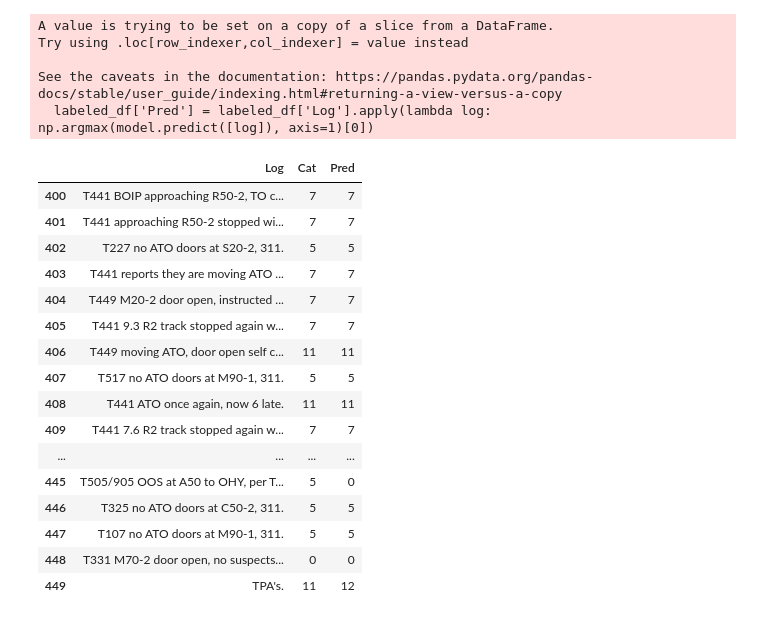
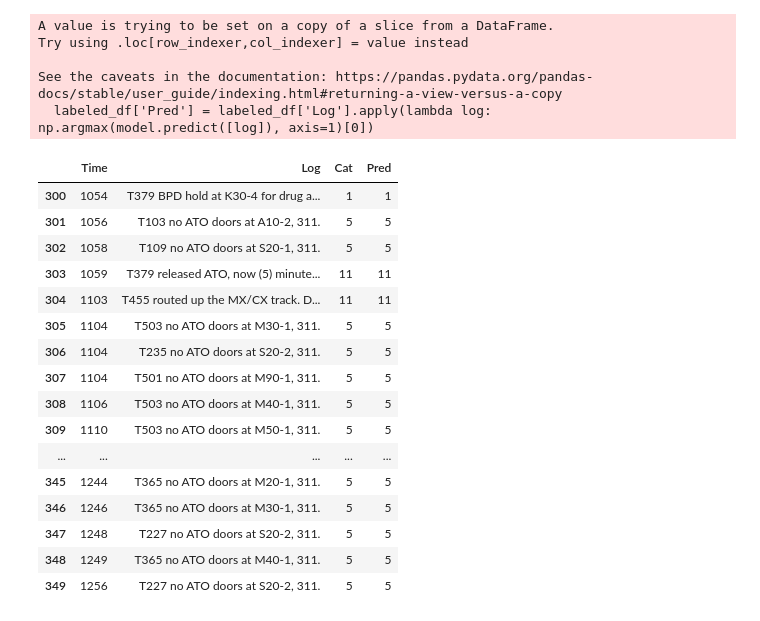
Before and after one commit to hsabraham28/bartgeoviz, a Jupyter notebook: occ-log-classification/occ-log-classifier.ipynb, the cells around one changed output. Cells and saved outputs as stored; diff of their text form; code cells hidden in the pictures.

```diff
--- a/occ-log-classification/occ-log-classifier.ipynb
+++ b/occ-log-classification/occ-log-classifier.ipynb
@@ -238,5 +202,5 @@ model.save_weights('./checkpoints/my_checkpoint')
 # %%
-model = tf.keras.models.load_model('model')
+onion = tf.keras.models.load_model("model")
 # %%
 class_legend = MLB_team = {
     0:"Misc",
@@ -282,25 +249,25 @@ Try using .loc[row_indexer,col_indexer] = value instead
 See the caveats in the documentation: https://pandas.pydata.org/pandas-docs/stable/user_guide/indexing.html#returning-a-view-versus-a-copy
   labeled_df['Pred'] = labeled_df['Log'].apply(lambda log: np.argmax(model.predict([log]), axis=1)[0])
 # %%
-labeled_df[400:].head(50)
+labeled_df[300:].head(50)
 # %% [output]
-|  | Log | Cat | Pred |
-| 400 | T441 BOIP approaching R50-2, TO c... | 7 | 7 |
-| 401 | T441 approaching R50-2 stopped wi... | 7 | 7 |
-| 402 | T227 no ATO doors at S20-2, 311. | 5 | 5 |
-| 403 | T441 reports they are moving ATO ... | 7 | 7 |
-| 404 | T449 M20-2 door open, instructed ... | 7 | 7 |
-| 405 | T441 9.3 R2 track stopped again w... | 7 | 7 |
-| 406 | T449 moving ATO, door open self c... | 11 | 11 |
-| 407 | T517 no ATO doors at M90-1, 311. | 5 | 5 |
-| 408 | T441 ATO once again, now 6 late. | 11 | 11 |
-| 409 | T441 7.6 R2 track stopped again w... | 7 | 7 |
-| ... | ... | ... | ... |
-| 445 | T505/905 OOS at A50 to OHY, per T... | 5 | 0 |
-| 446 | T325 no ATO doors at C50-2, 311. | 5 | 5 |
-| 447 | T107 no ATO doors at M90-1, 311. | 5 | 5 |
-| 448 | T331 M70-2 door open, no suspects... | 0 | 0 |
-| 449 | TPA's. | 11 | 12 |
+|  | Time | Log | Cat | Pred |
+| 300 | 1054 | T379 BPD hold at K30-4 for drug a... | 1 | 1 |
+| 301 | 1056 | T103 no ATO doors at A10-2, 311. | 5 | 5 |
+| 302 | 1058 | T109 no ATO doors at S20-1, 311. | 5 | 5 |
+| 303 | 1059 | T379 released ATO, now (5) minute... | 11 | 11 |
+| 304 | 1103 | T455 routed up the MX/CX track. D... | 11 | 11 |
+| 305 | 1104 | T503 no ATO doors at M30-1, 311. | 5 | 5 |
+| 306 | 1104 | T235 no ATO doors at S20-2, 311. | 5 | 5 |
+| 307 | 1104 | T501 no ATO doors at M90-1, 311. | 5 | 5 |
+| 308 | 1106 | T503 no ATO doors at M40-1, 311. | 5 | 5 |
+| 309 | 1110 | T503 no ATO doors at M50-1, 311. | 5 | 5 |
+| ... | ... | ... | ... | ... |
+| 345 | 1244 | T365 no ATO doors at M20-1, 311. | 5 | 5 |
+| 346 | 1246 | T365 no ATO doors at M30-1, 311. | 5 | 5 |
+| 347 | 1248 | T227 no ATO doors at S20-2, 311. | 5 | 5 |
+| 348 | 1249 | T365 no ATO doors at M40-1, 311. | 5 | 5 |
+| 349 | 1256 | T227 no ATO doors at S20-2, 311. | 5 | 5 |
 # %%
 from sklearn.metrics import confusion_matrix, ConfusionMatrixDisplay
 # %%
```
Also changed, not shown: parts of 11 cells of this notebook, 27 other files.
